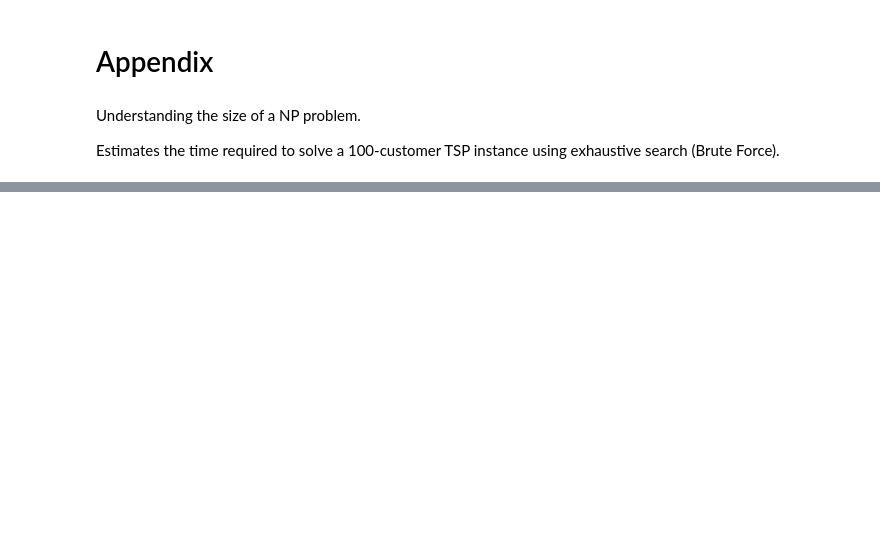
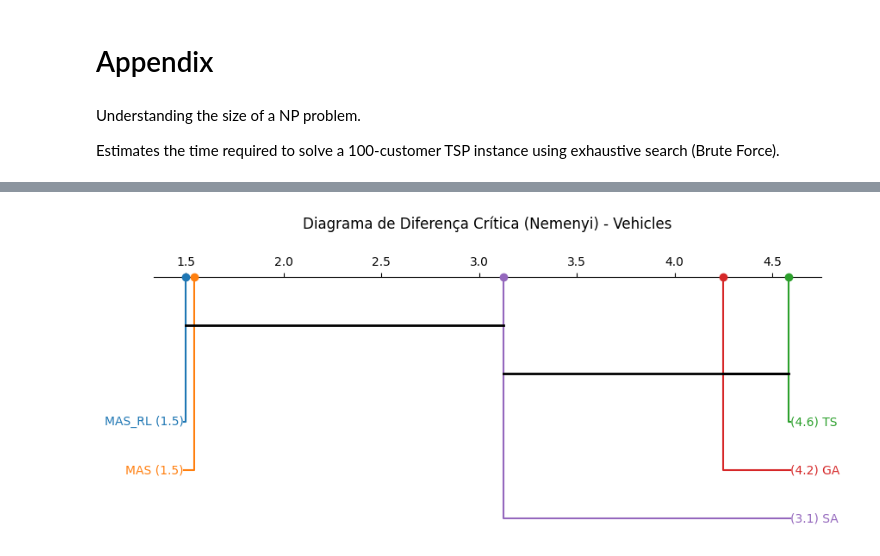
Before and after one commit to hugodba/TCC, a Jupyter notebook: src/main.ipynb, the cells around one changed output, grey strips where cells are left out. Saved outputs shown, nothing was run; the diff lists cells and outputs as text; code cells hidden in the pictures; blank space fills up the shorter version.

```diff
--- a/src/main.ipynb
+++ b/src/main.ipynb
@@ -3704,0 +3745,83 @@ print(f"This is approximately {ratio_universe_age:.4e} times the age of the univ
+# %%
+
+import numpy as np
+import pandas as pd
+import matplotlib.pyplot as plt
+from scipy.stats import friedmanchisquare
+import scikit_posthocs as sp
+
+# 1. Definir a métrica a ser avaliada
+METRIC = "vehicles"
+
+data_rows = []
+
+# 2. Construir a Matriz de Resultados (Instâncias nas linhas, Algoritmos nas colunas)
+for inst_key in INSTANCES:
+    row = {"Instance": inst_key}
+    for method_label in METHOD_LABELS:
+        # Usa a função nativa do seu notebook para extrair o resumo de cada instância
+        summary = extract_method_summary_for_instance(method_label, inst_key)
+
+        if summary and "run_records" in summary:
+            # Pega o valor final da métrica para todas as execuções (runs)
+            metric_values = [
+                float(record.get(METRIC, np.nan))
+                for record in summary["run_records"]
+                if pd.notna(record.get(METRIC, np.nan))
+            ]
+            # Utiliza o Custo Médio como valor de entrada na matriz de Friedman
+            row[method_label] = np.mean(metric_values) if metric_values else np.nan
+        else:
+            row[method_label] = np.nan
+
+    data_rows.append(row)
+
+# Monta o DataFrame e limpa eventuais linhas sem dados (NaN)
+df_tests = pd.DataFrame(data_rows).set_index("Instance")
+df_tests_clean = df_tests.dropna()
+
+print(f"--- Matriz de Resultados Agregados (Média de {METRIC.capitalize()}) ---\n")
+print(df_tests_clean)
+print("\n")
+
+# 3. Execução do Teste de Friedman
+# O teste avalia se existe alguma diferença global significativa entre os algoritmos envolvidos.
+stat, p_value = friedmanchisquare(*[df_tests_clean[col] for col in df_tests_clean.columns])
+
+print("=== TESTE DE FRIEDMAN ===")
+print(f"Estatística: {stat:.4f}")
+print(f"p-valor: {p_value:.4e}")
+
+if p_value < 0.05:
+    print("\nConclusão: Rejeitamos H0. Há uma diferença estatisticamente significativa entre pelo menos dois algoritmos.")
+
+    # 4. Teste Post-Hoc de Nemenyi
+    # Aplica-se o post-hoc para descobrir exatamente quem supera quem, par a par.
+    print("\n=== TESTE POST-HOC DE NEMENYI ===")
+
+    # A função extrai os p-valores comparativos
+    nemenyi_p_values = sp.posthoc_nemenyi_friedman(df_tests_clean.values)
+    nemenyi_p_values.columns = df_tests_clean.columns
+    nemenyi_p_values.index = df_tests_clean.columns
+
+    print("Matriz de p-valores (Nemenyi):")
+    print(nemenyi_p_values.round(4))
+
+    # 5. Diagrama de Diferença Crítica (CD Diagram)
+    # Atribui e calcula os ranks médios para cada algoritmo
+    avg_ranks = df_tests_clean.rank(axis=1, ascending=True).mean()
+    print("\n--- Ranks Médios (menor = melhor) ---")
+    print(avg_ranks.sort_values())
+
+    # Plotagem do Gráfico
+    plt.figure(figsize=(10, 4), dpi=100)
+    plt.title(f"Diagrama de Diferença Crítica (Nemenyi) - {METRIC.capitalize()}", pad=30)
+
+    # A função desenha a linha com os ranks e conecta os métodos sem diferença estatística
+    sp.critical_difference_diagram(avg_ranks, nemenyi_p_values)
+
+    plt.show()
+
+else:
+    print("\nConclusão: Não rejeitamos H0. Não há evidência estatística de diferença global significativa entre os algoritmos.")
+# %% [output]
@@ -3704,0 +3845 @@ print(f"This is approximately {ratio_universe_age:.4e} times the age of the univ
+[figure, added]
```
Also changed, not shown: parts of 17 cells of this notebook, 27 other files.
